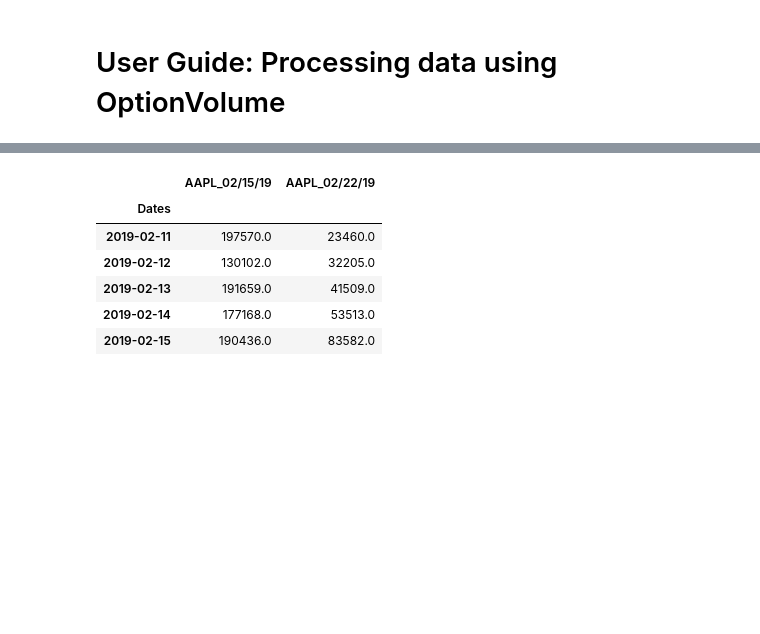
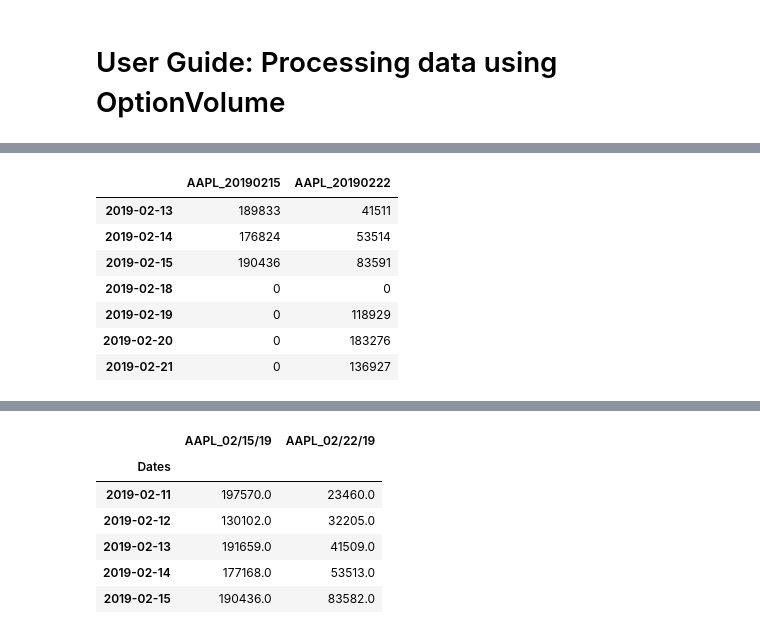
Before and after one commit to YaxunYang/CTC_vol, a Jupyter notebook: code/User Guide Processing data using OptionVolume.ipynb, the cells around one changed output, grey strips where cells are left out. Saved outputs shown, nothing was run; the diff lists cells and outputs as text; code cells hidden in the pictures; blank space fills up the shorter version.

```diff
--- a/code/User Guide Processing data using OptionVolume.ipynb
+++ b/code/User Guide Processing data using OptionVolume.ipynb
@@ -2,0 +55,11 @@
+# %%
+df1.iloc[-7:]
+# %% [output]
+|  | AAPL_20190215 | AAPL_20190222 |
+| 2019-02-13 | 189833 | 41511 |
+| 2019-02-14 | 176824 | 53514 |
+| 2019-02-15 | 190436 | 83591 |
+| 2019-02-18 | 0 | 0 |
+| 2019-02-19 | 0 | 118929 |
+| 2019-02-20 | 0 | 183276 |
+| 2019-02-21 | 0 | 136927 |
```
Also changed, not shown: parts of 13 cells of this notebook, 4 other files.
